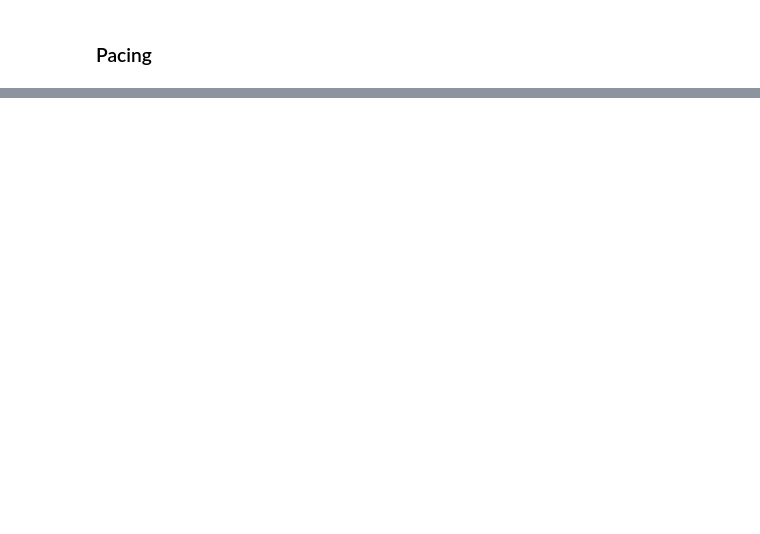
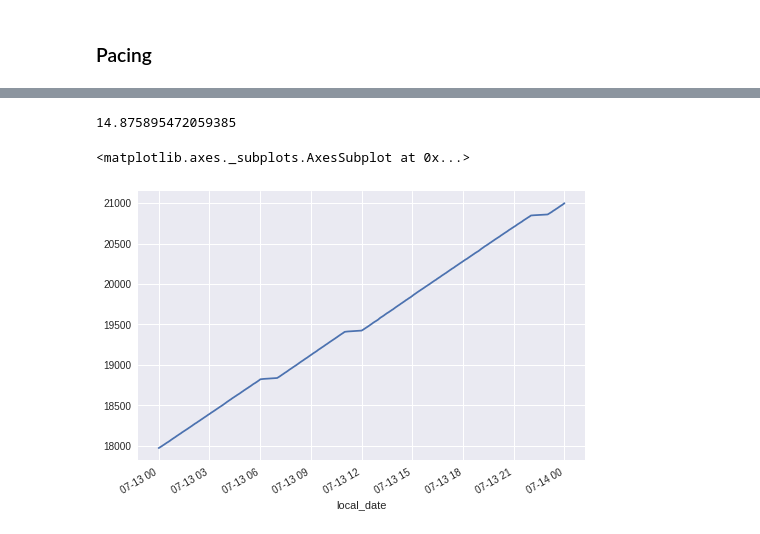
Before and after one commit to ThomasM-mecen/Displayce_internship, a Jupyter notebook: Pacing/Final_algo.ipynb, the cells around one changed output, grey strips where cells are left out. Saved outputs shown, nothing was run; the diff lists cells and outputs as text; code cells hidden in the pictures; blank space fills up the shorter version.

```diff
--- a/Pacing/Final_algo.ipynb
+++ b/Pacing/Final_algo.ipynb
@@ -473,0 +556,7 @@ pacing_results.cumspent.plot()
+# %%
+remove = data['2020-07-14']
+# %%
+databis = data.drop(remove.index)
+# %%
+%%time
+pacing_results = main(databis, 21000, 7, 13)
@@ -473,0 +580,11 @@ pacing_results.cumspent.plot()
+# %%
+sum(pacing_results.buying)*100/len(pacing_results)
+# %% [output]
+14.875895472059385
+# %%
+day = pacing_results['2020-07-13']
+# %%
+day.spent.plot()
+# %% [output]
+<matplotlib.axes._subplots.AxesSubplot at 0x...>
+[figure, added]
```
Also changed, not shown: parts of 36 cells of this notebook.
